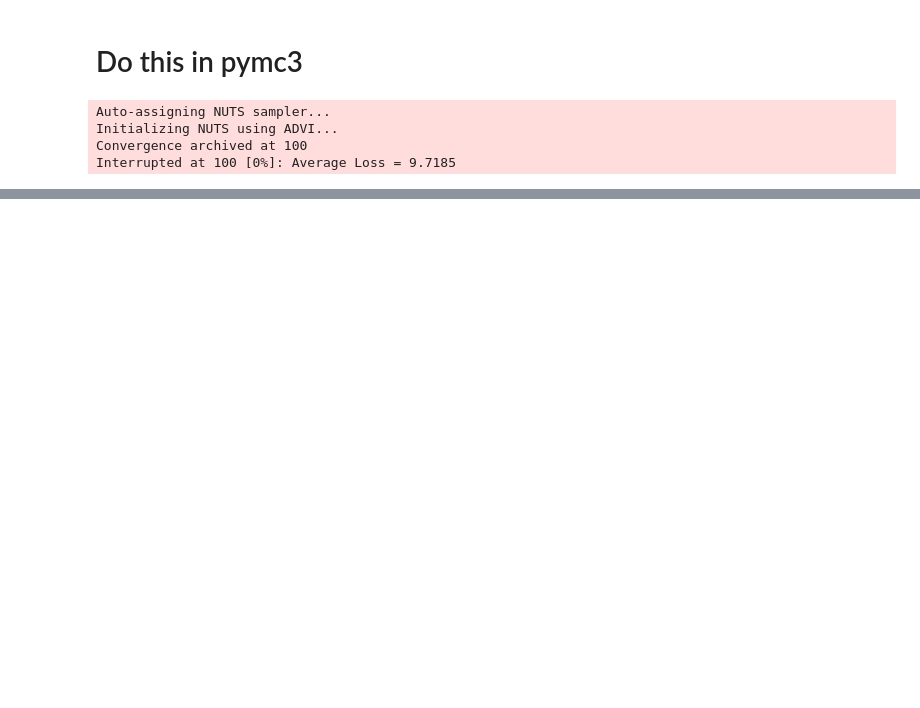
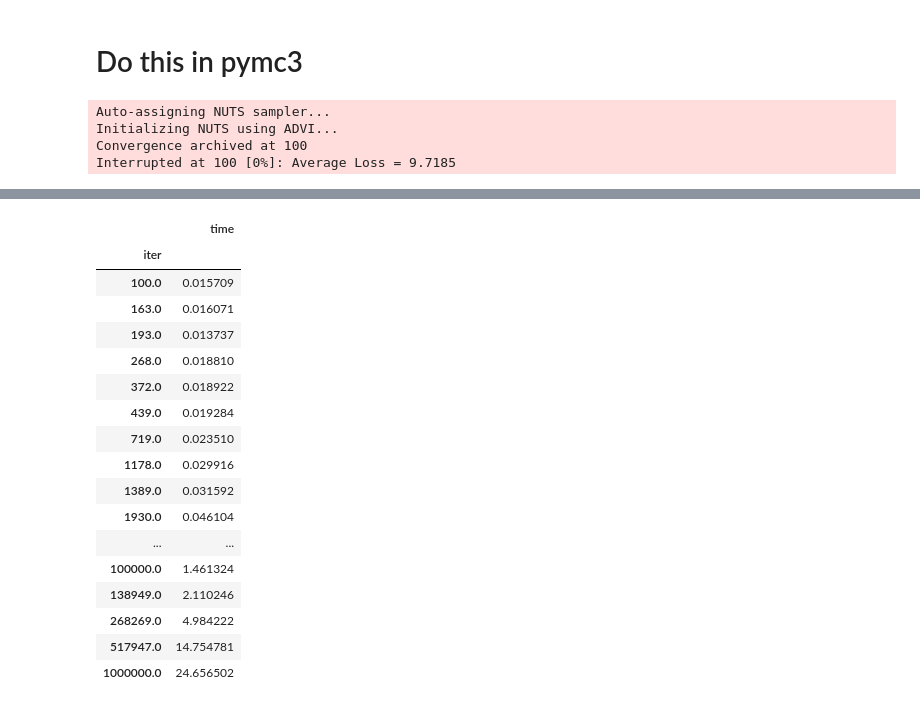
Before and after one commit to balarsen/pymc_learning, a Jupyter notebook: Distributions/Draw from arb.ipynb, the cells around one changed output, grey strips where cells are left out. Saved outputs shown, nothing was run; the diff lists cells and outputs as text; code cells hidden in the pictures; blank space fills up the shorter version.

```diff
--- a/Distributions/Draw from arb.ipynb
+++ b/Distributions/Draw from arb.ipynb
@@ -134,0 +158,21 @@ plt.hist(trace['dat'], 25, normed=True, color='g');
+# %%
+df.groupby('iter').mean()
+# %% [output]
+|  | time |
+| iter |  |
+| 100.0 | 0.015709 |
+| 163.0 | 0.016071 |
+| 193.0 | 0.013737 |
+| 268.0 | 0.018810 |
+| 372.0 | 0.018922 |
+| 439.0 | 0.019284 |
+| 719.0 | 0.023510 |
+| 1178.0 | 0.029916 |
+| 1389.0 | 0.031592 |
+| 1930.0 | 0.046104 |
+| ... | ... |
+| 100000.0 | 1.461324 |
+| 138949.0 | 2.110246 |
+| 268269.0 | 4.984222 |
+| 517947.0 | 14.754781 |
+| 1000000.0 | 24.656502 |
```
Also changed, not shown: parts of 12 cells of this notebook, 1 other file.
